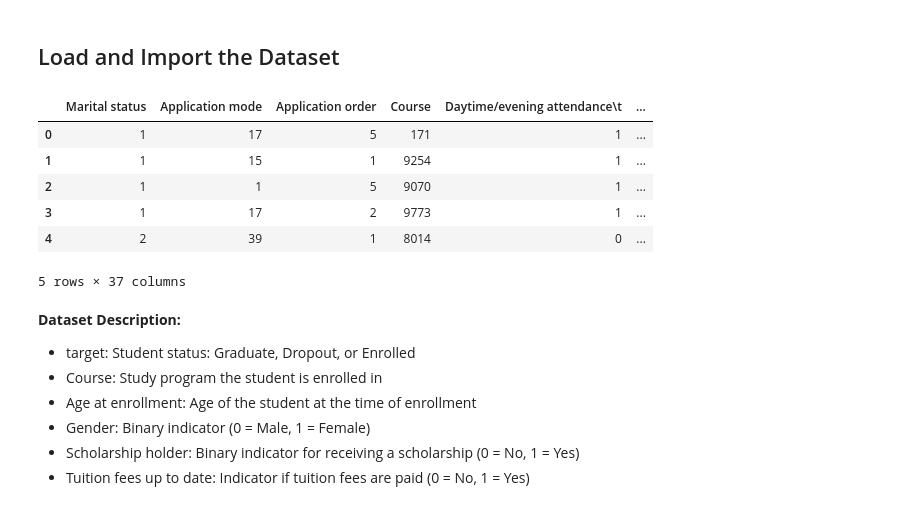
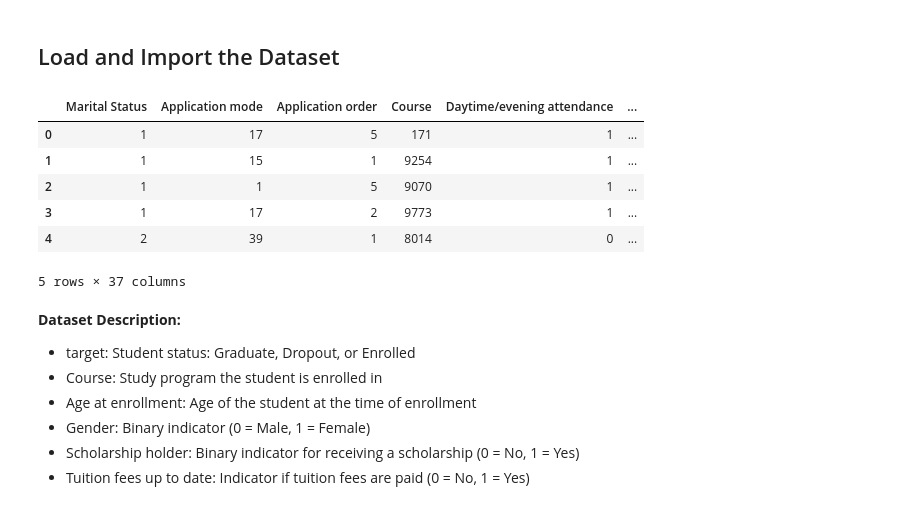
Before and after one commit to jkoks-svg/ML_Project_ENSAE, a Jupyter notebook: ML_Project_ENSAE.ipynb, the cells around one changed output. Cells and saved outputs as stored; diff of their text form; code cells hidden in the pictures.

```diff
--- a/ML_Project_ENSAE.ipynb
+++ b/ML_Project_ENSAE.ipynb
@@ -52,25 +66,27 @@ from importlib import reload
 # %%
 # Jort
 # df=pd.read_csv(r"C:\Users\jortk\OneDrive\OneDrive Documenten\ENSAE\ENSAE ML for Econometrics\Project\data.csv", sep=";")
 
 # Jakob
 # df=pd.read_csv("/Users/jakob/Documents/Parforceleistung/Studium/MSc Economics/Semester 4/Machine Learning for Econometrics/Project/data.csv", sep=";")
-df = pd.read_csv('data.csv', sep=';')
+#df = pd.read_csv('data.csv', sep=';')
 
 # Anushka
 # from google.colab import drive
 # drive.mount('/content/drive')
 # df=pd.read_csv("/content/drive/MyDrive/dropoutdata.csv", sep=";")
 
 # Lucie
-# df=d.fetch_ucirepo(id=697)
-# X=df.data.features
-# y = df.data.targets
-# df = d.pd.concat([X, y], axis=1)
+import declarations as d #Importing a custom module named 'declarations' as 'd'
+reload(d)
+df=d.fetch_ucirepo(id=697)
+X=df.data.features
+y = df.data.targets
+df = pd.concat([X, y], axis=1)
 
 df.head() # Display the first few rows of the dataset to get an overview
 # %% [output]
-|  | Marital status | Application mode | Application order | Course | Daytime/evening attendance\t | ... |
+|  | Marital Status | Application mode | Application order | Course | Daytime/evening attendance | ... |
 | 0 | 1 | 17 | 5 | 171 | 1 | ... |
 | 1 | 1 | 15 | 1 | 9254 | 1 | ... |
 | 2 | 1 | 1 | 5 | 9070 | 1 | ... |
```
Also changed, not shown: parts of 9 cells of this notebook.
